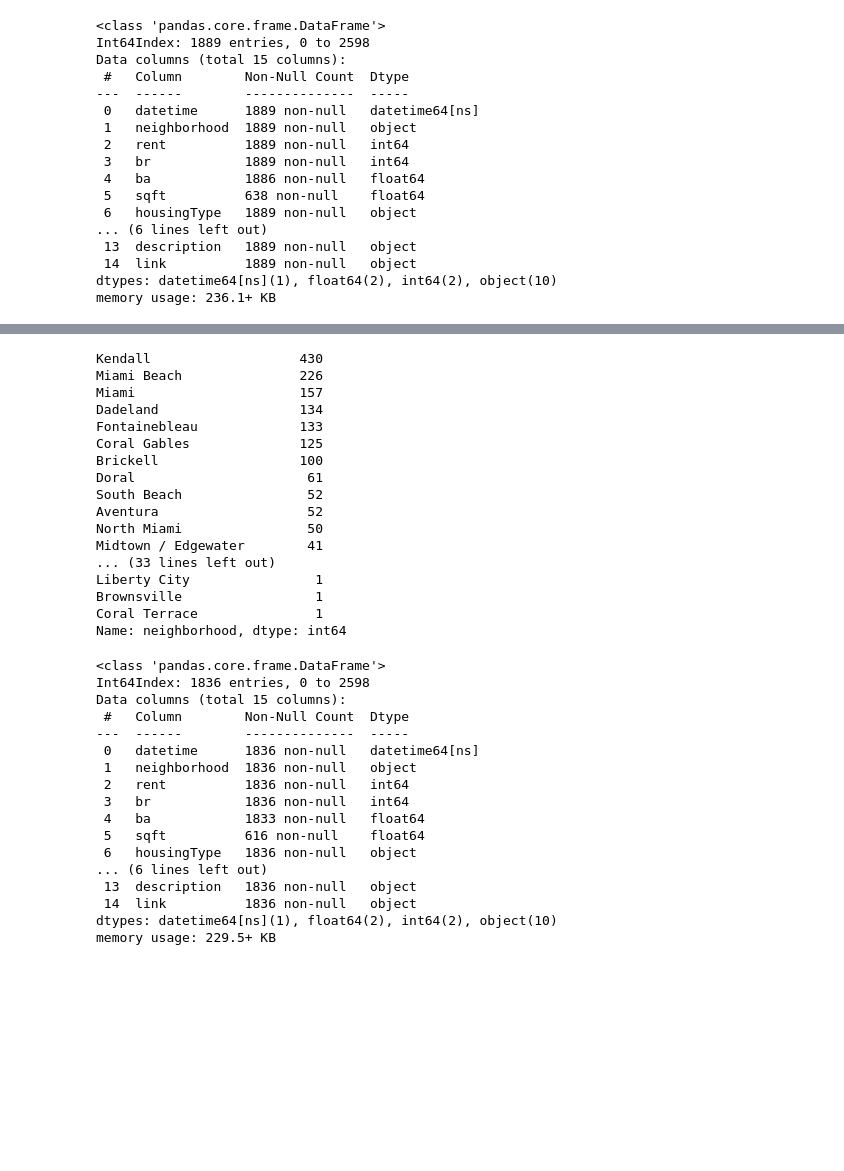
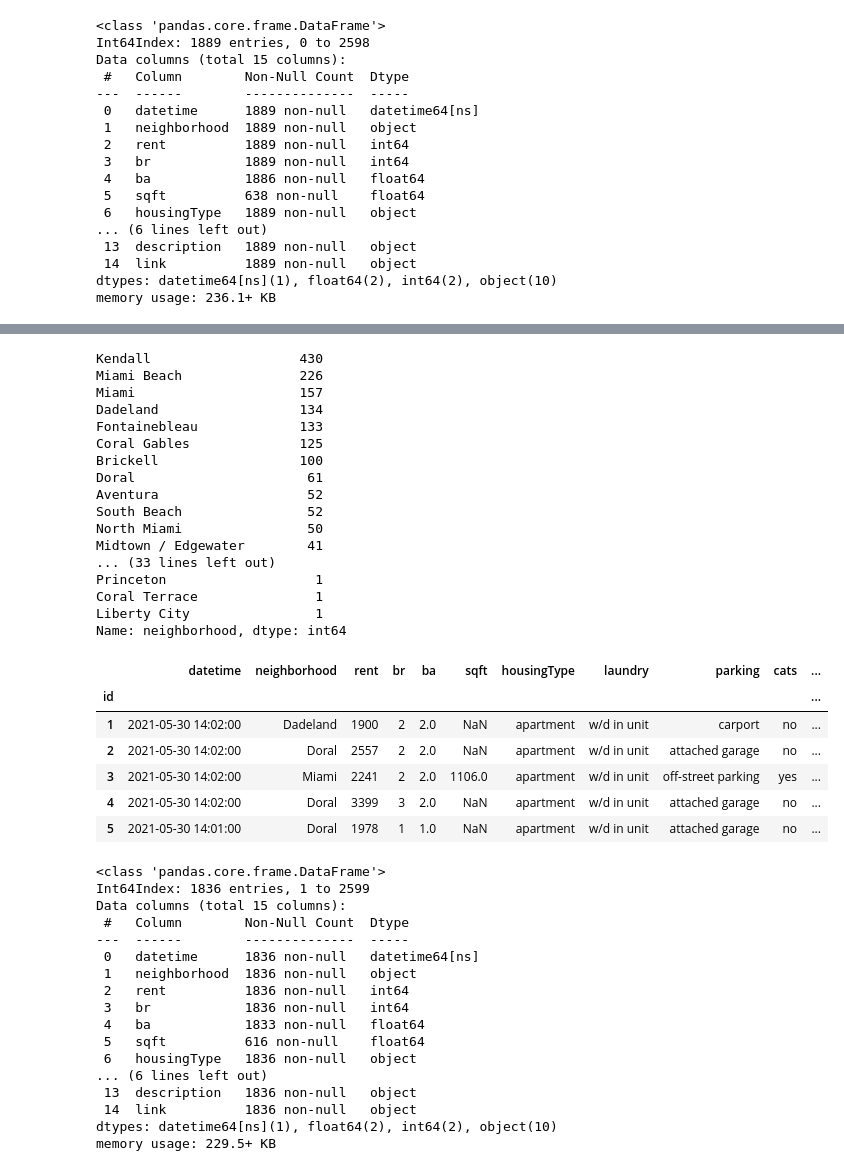
Before and after one commit to vandrade88/machine-learning-project, a Jupyter notebook: ETL/ETL.ipynb, the cells around one changed output, grey strips where cells are left out. Saved outputs shown, nothing was run; the diff lists cells and outputs as text; code cells hidden in the pictures; blank space fills up the shorter version.

```diff
--- a/ETL/ETL.ipynb
+++ b/ETL/ETL.ipynb
@@ -221,9 +221,12 @@ len(miami_df.drop_duplicates(subset='title'))
 # %% [output]
 1889
 # %%
-miami_df['description'] = miami_df['description'].str.replace('\n\nQR Code Link to This Post\n\n\n', '')
-miami_df['description'] = miami_df['description'].str.replace('\n', '')
-miami_df['description'] = miami_df['description'].str.replace('PROP # 07K', '')
-miami_df['description'] = miami_df['description'].str.replace('PROP # 06K', '')
+miami_df.loc[:, 'description'] = miami_df['description'].str.replace('\n\nQR Code Link to This Post\n\n\n', '').copy()
+miami_df.loc[:, 'description'] = miami_df['description'].str.replace('\n', '').copy()
+miami_df.loc[:, 'description'] = miami_df['description'].str.replace('PROP # 07K', '').copy()
+miami_df.loc[:, 'description'] = miami_df['description'].str.replace('PROP # 06K', '').copy()
 miami_df['description']
+
+
+# netc = netb.loc[netb["DeltaAMPP"] == 0].copy()
 # %% [output]
@@ -285,6 +268,6 @@ Data columns (total 15 columns):
 dtypes: datetime64[ns](1), float64(2), int64(2), object(10)
 memory usage: 236.1+ KB
 # %%
-miami_df['neighborhood'] = miami_df['neighborhood'].str.title()
+miami_df.loc[:, 'neighborhood'] = miami_df['neighborhood'].str.title().copy()
 miami_df['neighborhood'].value_counts()
 # %% [output]
@@ -313,11 +291,11 @@ Name: neighborhood, dtype: int64
 # %%
 # data cleaning neighborhood column
 
-miami_df['neighborhood'] = miami_df['neighborhood'].str.replace('(', '')
-miami_df['neighborhood'] = miami_df['neighborhood'].str.replace(')', '')
-miami_df['neighborhood'] = miami_df['neighborhood'].str.lstrip()
-miami_df['neighborhood'] = miami_df['neighborhood'].str.replace(', FL', '')
-miami_df['neighborhood'] = miami_df['neighborhood'].str.replace(', Fl', '')
+miami_df.loc[:, 'neighborhood'] = miami_df['neighborhood'].str.replace('(', '')
+miami_df.loc[:, 'neighborhood'] = miami_df['neighborhood'].str.replace(')', '')
+miami_df.loc[:, 'neighborhood'] = miami_df['neighborhood'].str.lstrip()
+miami_df.loc[:, 'neighborhood'] = miami_df['neighborhood'].str.replace(', FL', '')
+miami_df.loc[:, 'neighborhood'] = miami_df['neighborhood'].str.replace(', Fl', '')
 
 miami_df.loc[miami_df['neighborhood'].str.contains('Brickell'), 'neighborhood'] = 'Brickell'
 miami_df.loc[miami_df['neighborhood'].str.contains('Brickll'), 'neighborhood'] = 'Brickell'
@@ -435,7 +413,7 @@ miami_df.loc[miami_df['neighborhood'].str.contains('Coral Way'), 'neighborhood']
 miami_df.loc[miami_df['neighborhood'].str.contains('Andover Lakes  Estates'), 'neighborhood'] = 'Miami Gardens'
 miami_df.loc[miami_df['neighborhood'].str.contains('727 Ne 73Rd St'), 'neighborhood'] = 'Mimo / Upper East Side'
 miami_df.loc[miami_df['neighborhood'].str.contains('5734 Nw 12 Av'), 'neighborhood'] = 'Liberty City'
-miami_df['neighborhood'] = miami_df['neighborhood'].str.replace(' Fl', '')
+miami_df.loc[:, 'neighborhood'] = miami_df['neighborhood'].str.replace(' Fl', '')
 miami_df.loc[miami_df['neighborhood'].str.contains('2901 Virginia Street'), 'neighborhood'] = 'Coconut Grove'
 miami_df.loc[miami_df['neighborhood'].str.contains('Quantum On The Bay'), 'neighborhood'] = 'Midtown / Edgewater'
 miami_df.loc[miami_df['neighborhood'].str.contains('3271 Sw 18Th Ter'), 'neighborhood'] = 'Coral Gables'
@@ -527,20 +510,31 @@ Fontainebleau             133
 Coral Gables              125
 Brickell                  100
 Doral                      61
+Aventura                   52
 South Beach                52
-Aventura                   52
 North Miami                50
 Midtown / Edgewater        41
 ... (33 lines left out)
+Princeton                   1
+Coral Terrace               1
 Liberty City                1
-Brownsville                 1
-Coral Terrace               1
 Name: neighborhood, dtype: int64
+# %%
+miami_df.index += 1; miami_df.index.name='id'
+miami_df.head()
+# %% [output]
+|  | datetime | neighborhood | rent | br | ba | sqft | housingType | laundry | parking | cats | ... |
+| id |  |  |  |  |  |  |  |  |  |  | ... |
+| 1 | 2021-05-30 14:02:00 | Dadeland | 1900 | 2 | 2.0 | NaN | apartment | w/d in unit | carport | no | ... |
+| 2 | 2021-05-30 14:02:00 | Doral | 2557 | 2 | 2.0 | NaN | apartment | w/d in unit | attached garage | no | ... |
+| 3 | 2021-05-30 14:02:00 | Miami | 2241 | 2 | 2.0 | 1106.0 | apartment | w/d in unit | off-street parking | yes | ... |
+| 4 | 2021-05-30 14:02:00 | Doral | 3399 | 3 | 2.0 | NaN | apartment | w/d in unit | attached garage | no | ... |
+| 5 | 2021-05-30 14:01:00 | Doral | 1978 | 1 | 1.0 | NaN | apartment | w/d in unit | attached garage | no | ... |
 # %%
 miami_df.info()
 # %% [output]
 <class 'pandas.core.frame.DataFrame'>
-Int64Index: 1836 entries, 0 to 2598
+Int64Index: 1836 entries, 1 to 2599
 Data columns (total 15 columns):
  #   Column        Non-Null Count  Dtype
 ---  ------        --------------  -----
```
Also changed, not shown: parts of 12 cells of this notebook.
